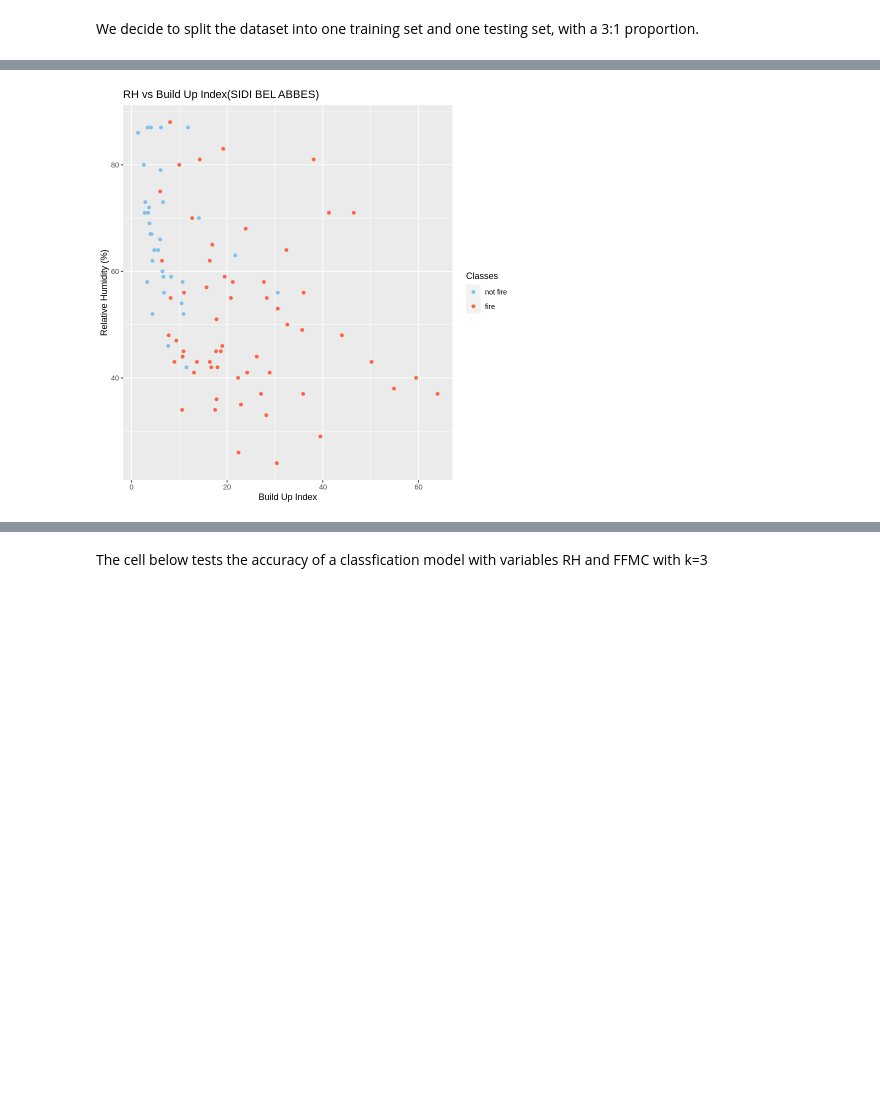
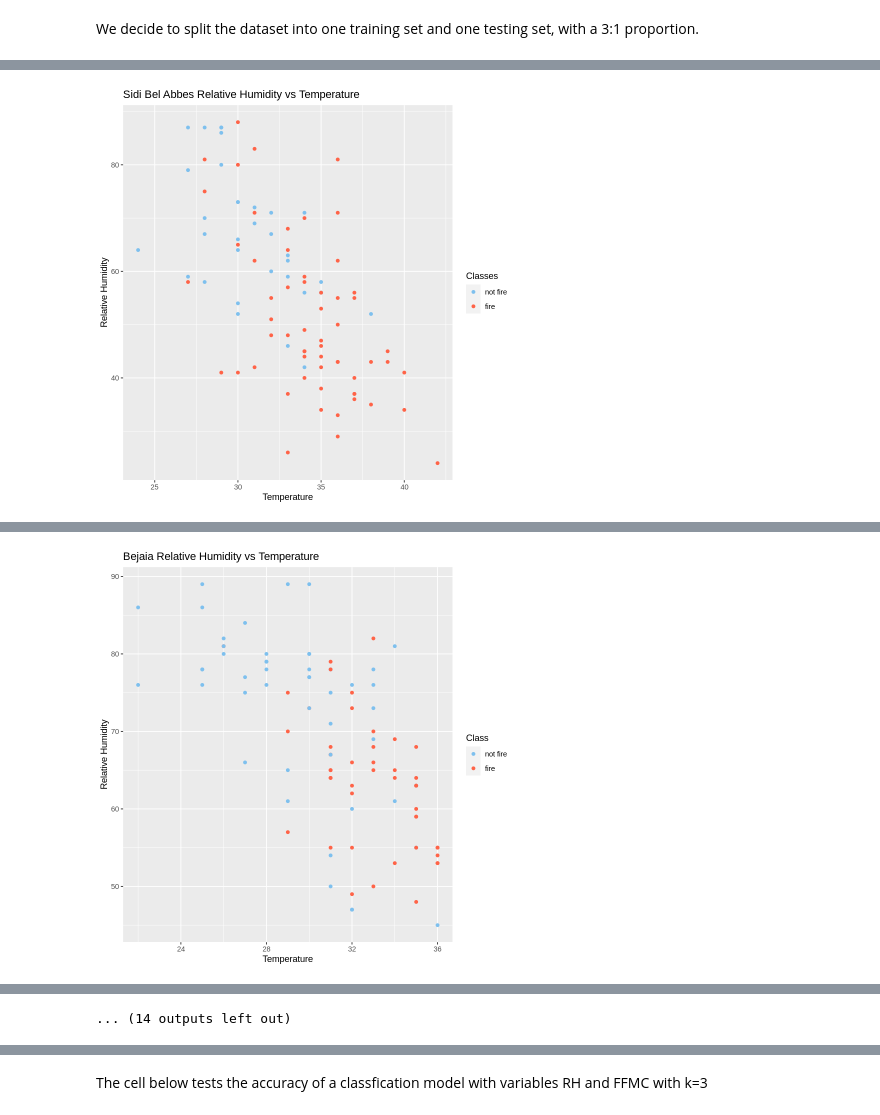
Before and after one commit to Bchau02/DSCI-100-Group-11-Project, a Jupyter notebook: Project.ipynb, the cells around one changed output, grey strips where cells are left out. Cells and saved outputs as stored; diff of their text form; code cells hidden in the pictures; blank space fills up the shorter version.

Commit message:
Tidy up and finish K graph

```diff
--- a/Project.ipynb
+++ b/Project.ipynb
@@ -159,7 +147,7 @@ Bejaia_test <- testing(Bejaia_split)
 # %%
 Sidi_Bel_Abbes_Tem <- Sidi_Bel_Abbes_train %>%
 select(Temperature, RH, Classes)%>%
-#filter(Classes != "NA") %>%
+
 ggplot(aes(x=Temperature, y= RH, color = Classes))+
 geom_point()+
 xlab("Temperature")+
@@ -167,20 +155,19 @@ ylab("Relative Humidity")+
 labs(title="Sidi Bel Abbes Relative Humidity vs Temperature") +
     scale_color_manual (values=c("fire"="tomato",
                                 "not fire"="skyblue2"))
-#Sidi_Bel_Abbes_Tem
+Sidi_Bel_Abbes_Tem
 
 Bejaia_Tem <- Bejaia_train %>%
 select(Temperature, RH, Class)%>%
-#filter(Class != "NA") %>%
-#filter(Class != '') %>%
+
 ggplot(aes(x=Temperature, y= RH, color = Class))+
 geom_point()+
 xlab("Temperature")+
 ylab("Relative Humidity")+
 labs(title="Bejaia Relative Humidity vs Temperature") +
-    scale_color_manual (values=c("Fire"="tomato",
-                                "Not Fire"="skyblue2"))
-#Bejaia_Tem
+    scale_color_manual (values=c("fire"="tomato",
+                                "not fire"="skyblue2"))
+Bejaia_Tem
 
 Bejaia_RH_FFMC <- Bejaia_train %>%
     select(RH, Class, FFMC) %>%
@@ -189,7 +176,7 @@ Bejaia_RH_FFMC <- Bejaia_train %>%
     labs(y="Relative Humidity (%)", x="Fine Fuel Moisture Code",title="RH vs Fine Fuel Moisture Code (BEJAIA)") +
     scale_color_manual (values=c("Fire"="tomato",
                                 "Not Fire"="skyblue2"))
-#Bejaia_RH_FFMC
+Bejaia_RH_FFMC
 
 Sidi_Bel_Abbes_RH_FFMC <- Sidi_Bel_Abbes_train%>%
     select(RH,FFMC,Classes) %>%
@@ -199,7 +186,7 @@ Sidi_Bel_Abbes_RH_FFMC <- Sidi_Bel_Abbes_train%>%
     labs(y="Relative Humidity (%)", x="Fine Fuel Moisture Code", title="RH vs Fine Fuel Moisture (SIDI BEL ABBES)")+
     scale_color_manual (values=c("fire"="tomato",
                                 "not fire"="skyblue2"))
-#Sidi_Bel_Abbes_RH_FFMC
+Sidi_Bel_Abbes_RH_FFMC
 
 Bejaia_RH_DMC <- Bejaia_train %>%
     select(RH, Class, DMC) %>%
@@ -209,7 +196,7 @@ Bejaia_RH_DMC <- Bejaia_train %>%
     labs(y="Relative Humidity (%)", x="Duff Moisture Code",title="RH vs Duff Moisture Code (BEJAIA)")+
     scale_color_manual (values=c("Fire"="tomato",
                                 "Not Fire"="skyblue2"))
-#Bejaia_RH_DMC
+Bejaia_RH_DMC
 
 Sidi_Bel_Abbes_RH_DMC <- Sidi_Bel_Abbes_train%>%
     select(RH,DMC,Classes) %>%
@@ -219,11 +206,11 @@ Sidi_Bel_Abbes_RH_DMC <- Sidi_Bel_Abbes_train%>%
     labs(y="Relative Humidity (%)", x="Duff Moisture Code",title="RH vs Duff Moisture Code (SIDI BEL ABBES)") +
     scale_color_manual (values=c("fire"="tomato",
                                 "not fire"="skyblue2"))
-#Sidi_Bel_Abbes_RH_DMC
+Sidi_Bel_Abbes_RH_DMC
 
 Sidi_Bel_Abbes_Ws <- Sidi_Bel_Abbes_train %>%
 select(Ws, RH, Classes)%>%
-#filter(Classes != "NA") %>%
+
 ggplot(aes(x=Ws, y= RH, color = Classes))+
 geom_point()+
 xlab("Wind Speed")+
@@ -231,12 +218,11 @@ ylab("Relative Humidity")+
 labs(title="Sidi Bel Abbes Relative Humidity vs Wind Speed") +
     scale_color_manual (values=c("fire"="tomato",
                                 "not fire"="skyblue2"))
-#Sidi_Bel_Abbes_Ws
+Sidi_Bel_Abbes_Ws
 
 Bejaia_Ws <- Bejaia_train %>%
 select(Ws, RH, Class)%>%
-#filter(Class != "NA") %>%
-#filter(Class != '') %>%
+
 ggplot(aes(x=Ws, y= RH, color = Class))+
 geom_point()+
 xlab("Wind Speed")+
@@ -244,7 +230,7 @@ ylab("Relative Humidity")+
 labs(title="Bejaia Relative Humidity vs Wind Speed") +
     scale_color_manual (values=c("Fire"="tomato",
                                 "Not Fire"="skyblue2"))
-#Bejaia_Ws
+Bejaia_Ws
 
 Bejaia_RH_FWI <- Bejaia_train %>%
     select(FWI, Class, RH) %>%
@@ -253,7 +239,7 @@ Bejaia_RH_FWI <- Bejaia_train %>%
     labs(y="Relative Humidity (%)", x="Fire Weather Index",title="RH vs Fire Weather Index(Bejaia)") +
     scale_color_manual (values=c("Fire"="tomato",
                                 "Not Fire"="skyblue2"))
-#Bejaia_RH_FWI
+Bejaia_RH_FWI
 
 Sidi_Bel_Abbes_RH_FWI <- Sidi_Bel_Abbes_train%>%
     select(RH,FWI,Classes) %>%
@@ -264,7 +250,7 @@ Sidi_Bel_Abbes_RH_FWI <- Sidi_Bel_Abbes_train%>%
     scale_color_manual (values=c("fire"="tomato",
                                 "not fire"="skyblue2"))
 
-#Sidi_Bel_Abbes_RH_FWI
+Sidi_Bel_Abbes_RH_FWI
 
 Bejaia_RH_Rain <- Bejaia_train %>%
     select(RH, Class, Rain) %>%
@@ -273,7 +259,7 @@ Bejaia_RH_Rain <- Bejaia_train %>%
     labs(y="Relative Humidity (%)", x="Rain",title="RH vs Rain (BEJAIA)") +
     scale_color_manual (values=c("Fire"="tomato",
                                 "Not Fire"="skyblue2"))
-#Bejaia_RH_Rain
+Bejaia_RH_Rain
 
 Sidi_Bel_Abbes_RH_Rain <- Sidi_Bel_Abbes_train%>%
     select(RH,Rain,Classes) %>%
@@ -283,7 +269,7 @@ Sidi_Bel_Abbes_RH_Rain <- Sidi_Bel_Abbes_train%>%
     labs(y="Relative Humidity (%)", x="Rain", title="RH vs Rain (SIDI BEL ABBES)")+
     scale_color_manual (values=c("fire"="tomato",
                                 "not fire"="skyblue2"))
-#Sidi_Bel_Abbes_RH_Rain
+Sidi_Bel_Abbes_RH_Rain
 
 Bejaia_RH_BUI <- Bejaia_train %>%
     select(RH, Class, BUI) %>%
@@ -295,7 +281,7 @@ Bejaia_RH_BUI <- Bejaia_train %>%
 
 
 
-#Bejaia_RH_BUI
+Bejaia_RH_BUI
 
 Sidi_Bel_Abbes_RH_BUI <- Sidi_Bel_Abbes_train%>%
     select(RH,BUI,Classes) %>%
@@ -325,7 +311,7 @@ labs(title="Sidi Bel Abbes Relative Humidity vs Drought Code Index") +
 scale_color_manual (values=c("fire"="tomato",
                                 "not fire"="skyblue2"))
 
-#Sidi_Bel_Abbes_DC
+Sidi_Bel_Abbes_DC
 
 
 
@@ -349,13 +335,13 @@ labs(title="Bejaia Relative Humidity vs Drought Code Index") +
 scale_color_manual (values=c("Fire"="tomato",
                                 "Not Fire"="skyblue2"))
 
-#Bejaia_DC
+Bejaia_DC
 
 Sidi_Bel_Abbes_ISI <- Sidi_Bel_Abbes_train %>%
 
 select(ISI, RH, Classes)%>%
 
-filter(Classes != "NA") %>%
+
 
 ggplot(aes(x=ISI, y= RH, color = Classes))+
 
@@ -363,36 +349,33 @@ geom_point()+
 
 xlab("Initial Spread Index")+
 
 ylab("Relative Humidity")+
 
 labs(title="Sidi Bel Abbes Relative Humidity vs Initial Spread Index")+
 scale_color_manual (values=c("fire"="tomato",
                                 "not fire"="skyblue2"))
-
-#Sidi_Bel_Abbes_ISI
+Sidi_Bel_Abbes_ISI
 
 
 
 Bejaia_ISI <- Bejaia_train %>%
 
 select(ISI, RH, Class)%>%
 
-filter(Class != "NA") %>%
 
-filter(Class != '') %>%
 
 ggplot(aes(x=ISI, y= RH, color = Class))+
 
 geom_point()+
 
 xlab("Initial Spread Index")+
 
 ylab("Relative Humidity")+
 
 labs(title="Bejaia Relative Humidity vs Initial Spread Index")+
 scale_color_manual (values=c("Fire"="tomato",
                                 "Not Fire"="skyblue2"))
 
-#Bejaia_ISI
+Bejaia_ISI
 # %% [output]
-[figure, old version]
+[figure, new version]
@@ -398,0 +384 @@ scale_color_manual (values=c("Fire"="tomato",
+[figure, added]
@@ -399,3 +397,4 @@ scale_color_manual (values=c("Fire"="tomato",
+... (14 outputs left out)
 # %%
 knn_tune <- nearest_neighbor(weight_func = "rectangular", neighbors = tune()) %>%
           set_engine("kknn") %>%
```
Also changed, not shown: parts of 11 cells of this notebook.
